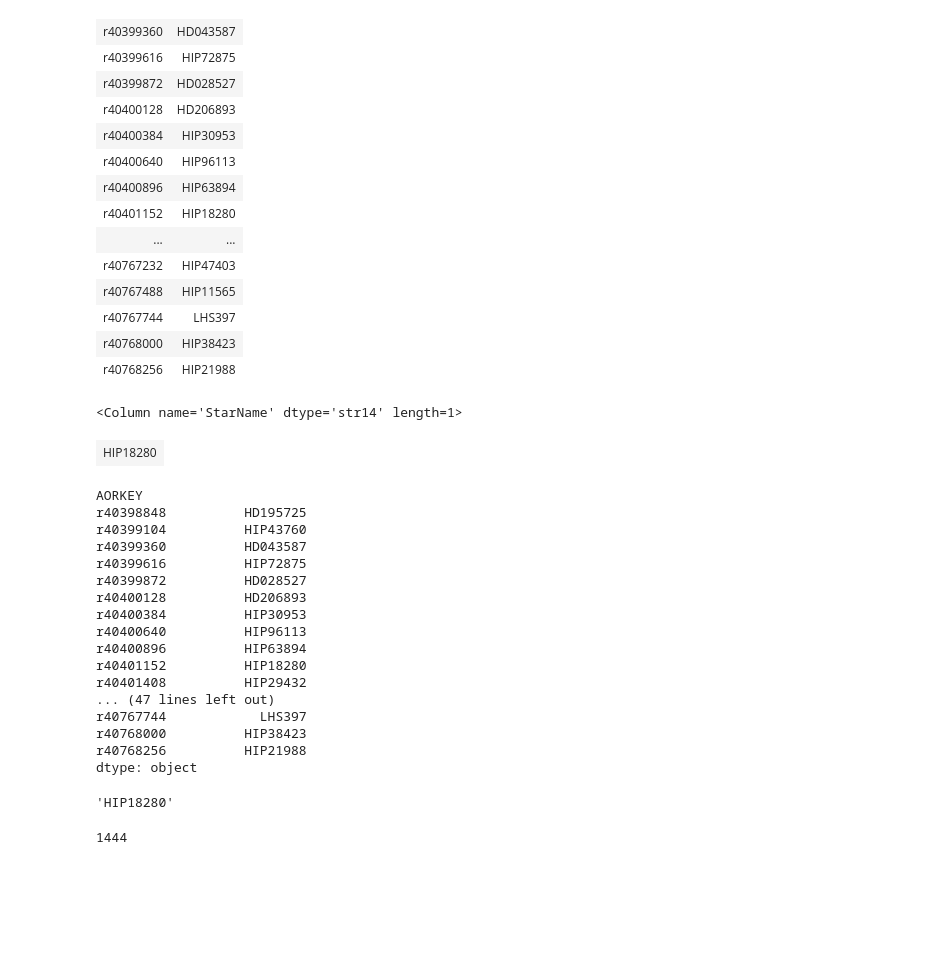
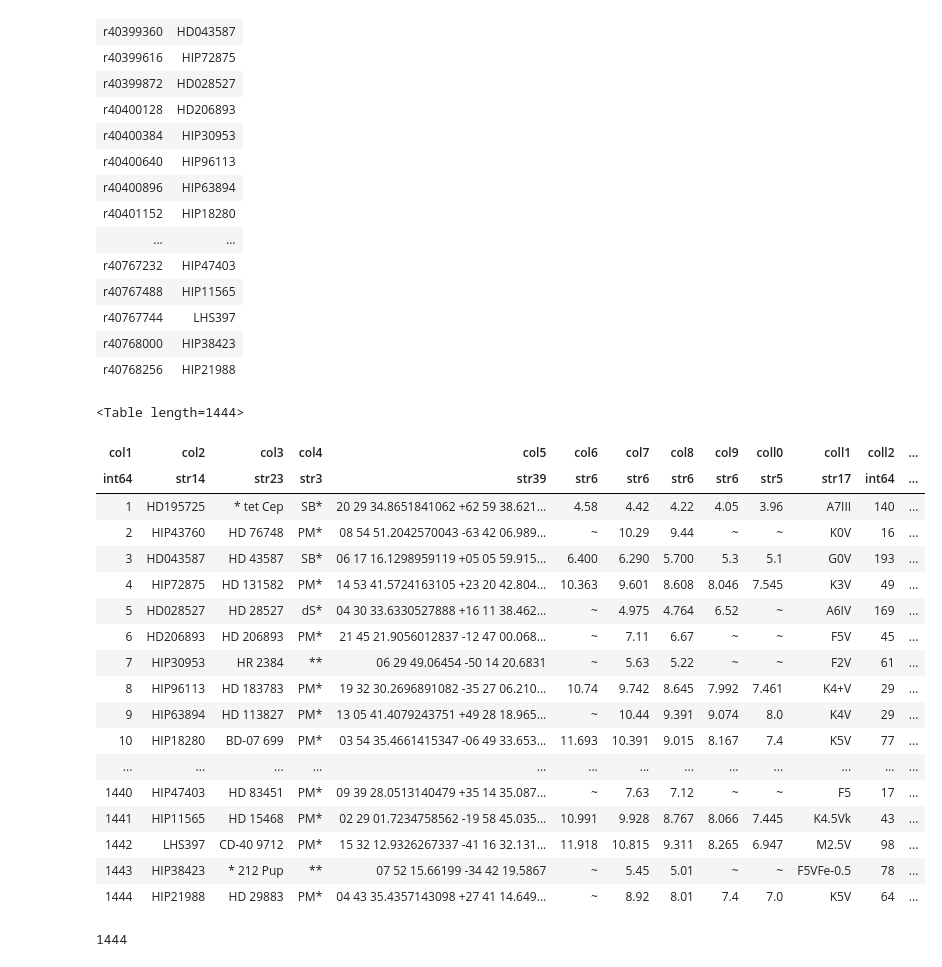
Before and after one commit to eas342/IRAC_photometry, a Jupyter notebook: Code Testing.ipynb, the cells around one changed output. Drawn from its saved outputs; the diff is of its cells as text; code cells hidden in the pictures; blank space fills up the shorter version.

```diff
--- a/Code Testing.ipynb
+++ b/Code Testing.ipynb
@@ -49,36 +49,29 @@ mklaList
 | r40767744 | LHS397 |
 | r40768000 | HIP38423 |
 | r40768256 | HIP21988 |
-# %%
-mklaList['StarName'][np.where(mklaList['AORKEY']=='r40401152')[0]]
-# %% [output]
-<Column name='StarName' dtype='str14' length=1>
-| HIP18280 |
-# %%
-mList_df = pd.Series(mklaList['StarName'], mklaList['AORKEY'])
-mList_df
-# %% [output]
-AORKEY
-r40398848          HD195725
-r40399104          HIP43760
-r40399360          HD043587
-r40399616          HIP72875
-r40399872          HD028527
-r40400128          HD206893
-r40400384          HIP30953
-r40400640          HIP96113
-r40400896          HIP63894
-r40401152          HIP18280
-r40401408          HIP29432
-... (47 lines left out)
-r40767744            LHS397
-r40768000          HIP38423
-r40768256          HIP21988
-dtype: object
-# %%
-mList_df['r40401152']
-# %% [output]
-'HIP18280'
+# %%
+mklaCrd = ascii.read('../michaela_simbadSearch.csv', delimiter = ';', guess=False, fast_reader=False)
+mklaCrd
+# %% [output]
+<Table length=1444>
+| col1 | col2 | col3 | col4 | col5 | col6 | col7 | col8 | col9 | coll0 | coll1 | coll2 | ... |
+| int64 | str14 | str23 | str3 | str39 | str6 | str6 | str6 | str6 | str5 | str17 | int64 | ... |
+| 1 | HD195725 | * tet Cep | SB* | 20 29 34.8651841062 +62 59 38.621... | 4.58 | 4.42 | 4.22 | 4.05 | 3.96 | A7III | 140 | ... |
+| 2 | HIP43760 | HD 76748 | PM* | 08 54 51.2042570043 -63 42 06.989... | ~ | 10.29 | 9.44 | ~ | ~ | K0V | 16 | ... |
+| 3 | HD043587 | HD 43587 | SB* | 06 17 16.1298959119 +05 05 59.915... | 6.400 | 6.290 | 5.700 | 5.3 | 5.1 | G0V | 193 | ... |
+| 4 | HIP72875 | HD 131582 | PM* | 14 53 41.5724163105 +23 20 42.804... | 10.363 | 9.601 | 8.608 | 8.046 | 7.545 | K3V | 49 | ... |
+| 5 | HD028527 | HD 28527 | dS* | 04 30 33.6330527888 +16 11 38.462... | ~ | 4.975 | 4.764 | 6.52 | ~ | A6IV | 169 | ... |
+| 6 | HD206893 | HD 206893 | PM* | 21 45 21.9056012837 -12 47 00.068... | ~ | 7.11 | 6.67 | ~ | ~ | F5V | 45 | ... |
+| 7 | HIP30953 | HR 2384 | ** | 06 29 49.06454 -50 14 20.6831 | ~ | 5.63 | 5.22 | ~ | ~ | F2V | 61 | ... |
+| 8 | HIP96113 | HD 183783 | PM* | 19 32 30.2696891082 -35 27 06.210... | 10.74 | 9.742 | 8.645 | 7.992 | 7.461 | K4+V | 29 | ... |
+| 9 | HIP63894 | HD 113827 | PM* | 13 05 41.4079243751 +49 28 18.965... | ~ | 10.44 | 9.391 | 9.074 | 8.0 | K4V | 29 | ... |
+| 10 | HIP18280 | BD-07 699 | PM* | 03 54 35.4661415347 -06 49 33.653... | 11.693 | 10.391 | 9.015 | 8.167 | 7.4 | K5V | 77 | ... |
+| ... | ... | ... | ... | ... | ... | ... | ... | ... | ... | ... | ... | ... |
+| 1440 | HIP47403 | HD 83451 | PM* | 09 39 28.0513140479 +35 14 35.087... | ~ | 7.63 | 7.12 | ~ | ~ | F5 | 17 | ... |
+| 1441 | HIP11565 | HD 15468 | PM* | 02 29 01.7234758562 -19 58 45.035... | 10.991 | 9.928 | 8.767 | 8.066 | 7.445 | K4.5Vk | 43 | ... |
+| 1442 | LHS397 | CD-40 9712 | PM* | 15 32 12.9326267337 -41 16 32.131... | 11.918 | 10.815 | 9.311 | 8.265 | 6.947 | M2.5V | 98 | ... |
+| 1443 | HIP38423 | * 212 Pup | ** | 07 52 15.66199 -34 42 19.5867 | ~ | 5.45 | 5.01 | ~ | ~ | F5VFe-0.5 | 78 | ... |
+| 1444 | HIP21988 | HD 29883 | PM* | 04 43 35.4357143098 +27 41 14.649... | ~ | 8.92 | 8.01 | 7.4 | 7.0 | K5V | 64 | ... |
 # %%
 aorkeys = np.array(mklaList['AORKEY'])
 row = Table(aorkeys.T)
```
Also changed, not shown: parts of 7 cells of this notebook, 2 other files.
